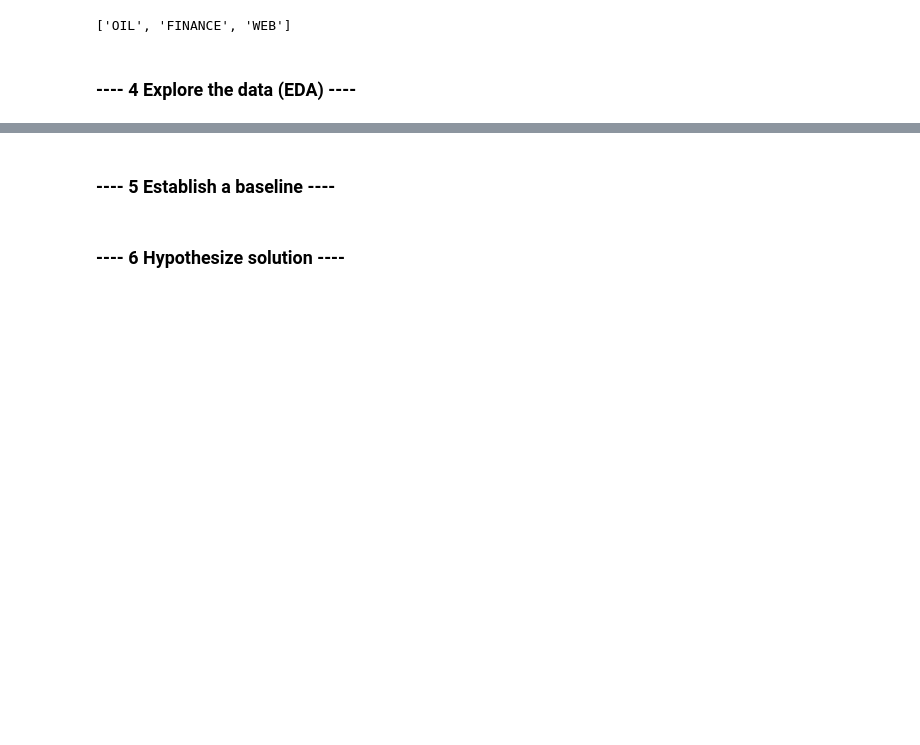
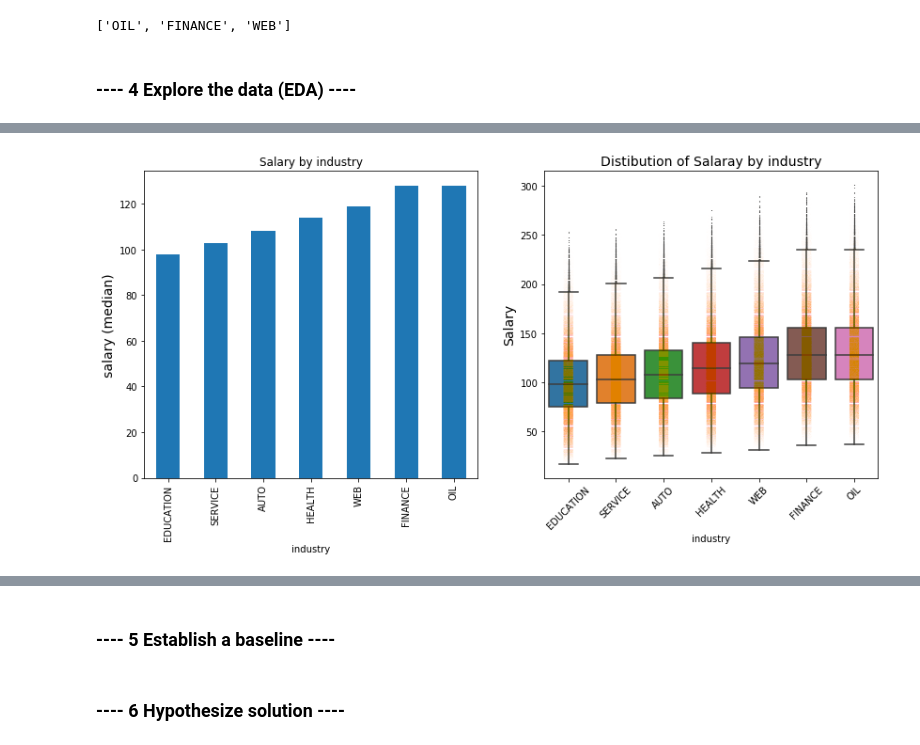
Before and after one commit to Iamigoche/salarypredictionportfolio, a Jupyter notebook: Salary Prediction Notebook.ipynb, the cells around one changed output, grey strips where cells are left out. Drawn from its saved outputs; the diff is of its cells as text; code cells hidden in the pictures; blank space fills up the shorter version.

```diff
--- a/Salary Prediction Notebook.ipynb
+++ b/Salary Prediction Notebook.ipynb
@@ -249,0 +280,4 @@ TypeError: ylabel() missing 1 required positional argument: 'ylabel'
+# %%
+make_plot(df=clean_train_df, categorical_cols=['industry'], group_by_value='salary', boxplot=True)
+# %% [output]
+[figure, added]
```
Also changed, not shown: parts of 29 cells of this notebook.
